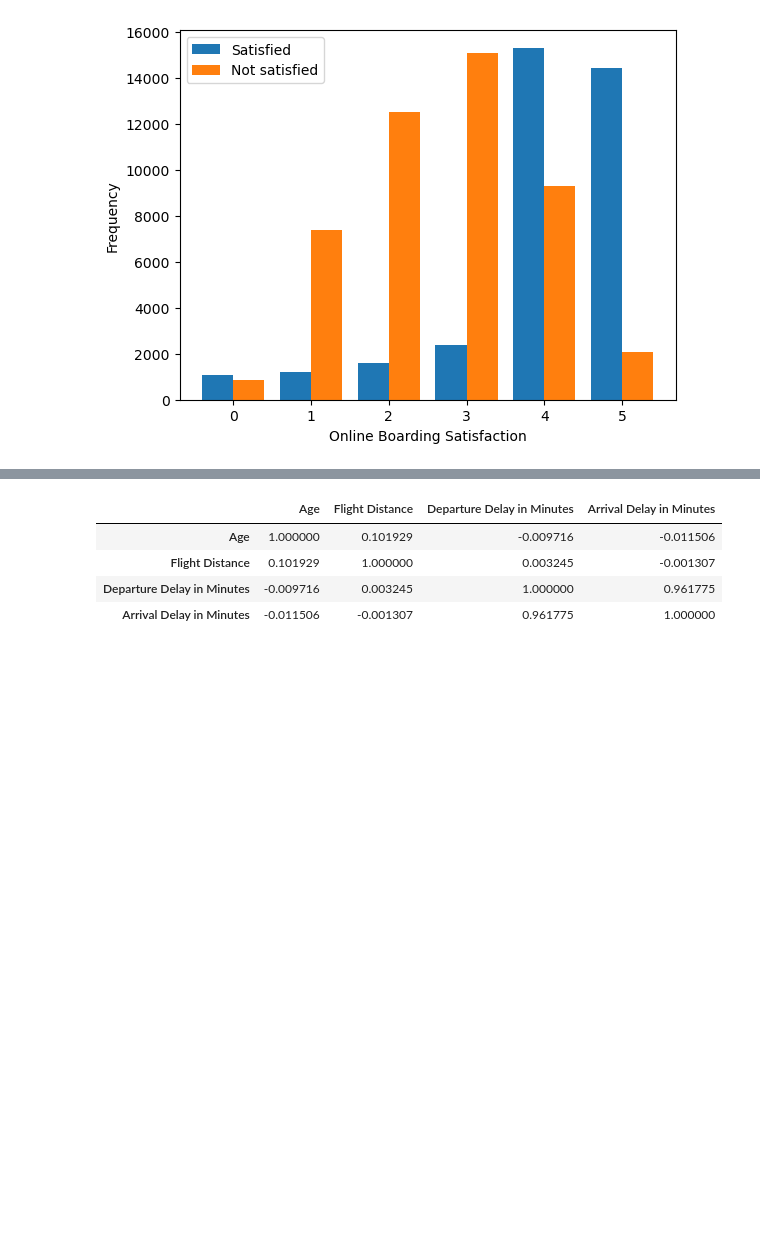
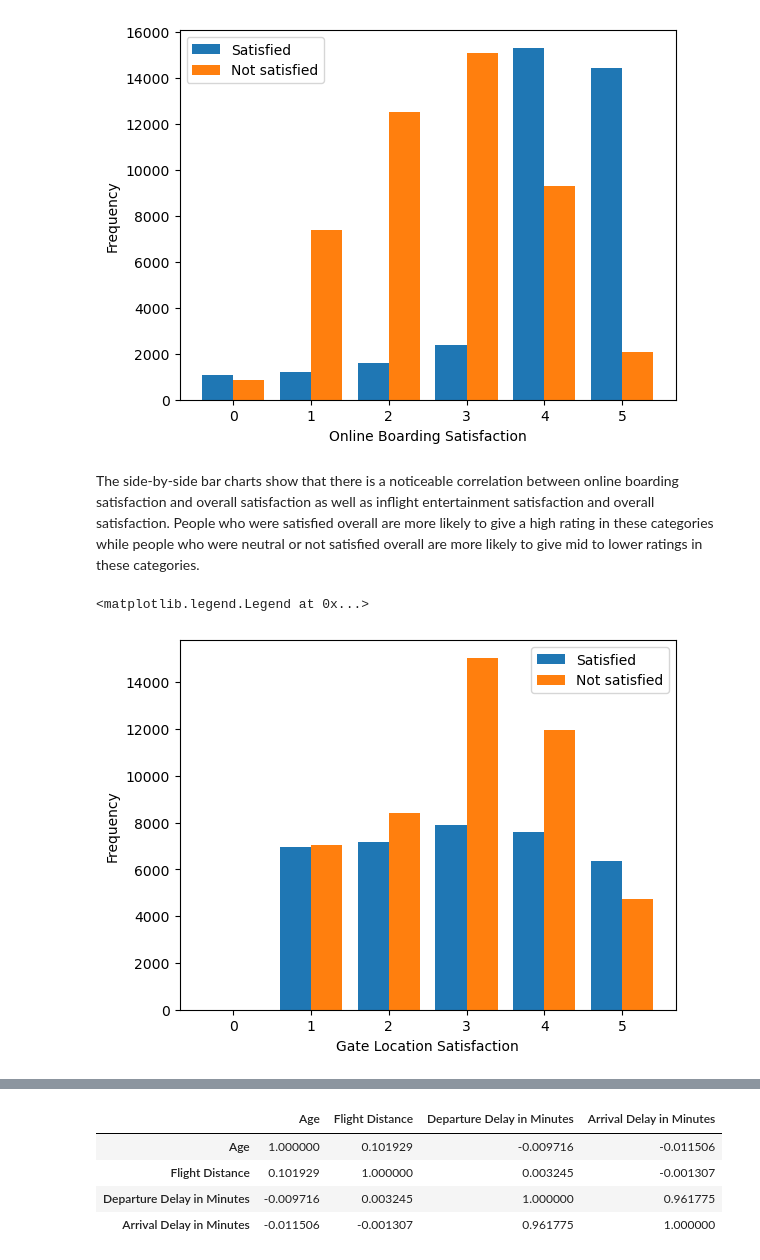
Before and after one commit to katezhang1234/Predict-Airline-Satisfaction, a Jupyter notebook: ML_airline_project.ipynb, the cells around one changed output, grey strips where cells are left out. Cells and saved outputs as stored; diff of their text form; code cells hidden in the pictures; blank space fills up the shorter version.

```diff
--- a/ML_airline_project.ipynb
+++ b/ML_airline_project.ipynb
@@ -275,3 +274,18 @@ pyplot.legend()
 # %% [output]
 <matplotlib.legend.Legend at 0x...>
 [figure]
+# %% [markdown]
+The side-by-side bar charts show that there is a noticeable correlation between online boarding satisfaction and overall satisfaction as well as inflight entertainment satisfaction and overall satisfaction. People who were satisfied overall are more likely to give a high rating in these categories while people who were neutral or not satisfied overall are more likely to give mid to lower ratings in these categories.
+# %%
+X_axis = np.arange(6)
+gate_good = combined_train_df[combined_train_df['satisfaction_satisfied'] == 1]['Gate location'].value_counts().sort_index().tolist()
+gate_bad = combined_train_df[combined_train_df['satisfaction_satisfied'] == 0]['Gate location'].value_counts().sort_index().tolist()
+gate_bad.insert(0,0)
+pyplot.bar(X_axis - 0.2, gate_good, 0.4, label = "Satisfied")
+pyplot.bar(X_axis + 0.2, gate_bad, 0.4, label = "Not satisfied")
+pyplot.xlabel("Gate Location Satisfaction")
+pyplot.ylabel("Frequency")
+pyplot.legend()
+# %% [output]
+<matplotlib.legend.Legend at 0x...>
+[figure, added]
```
Also changed, not shown: parts of 17 cells of this notebook.
